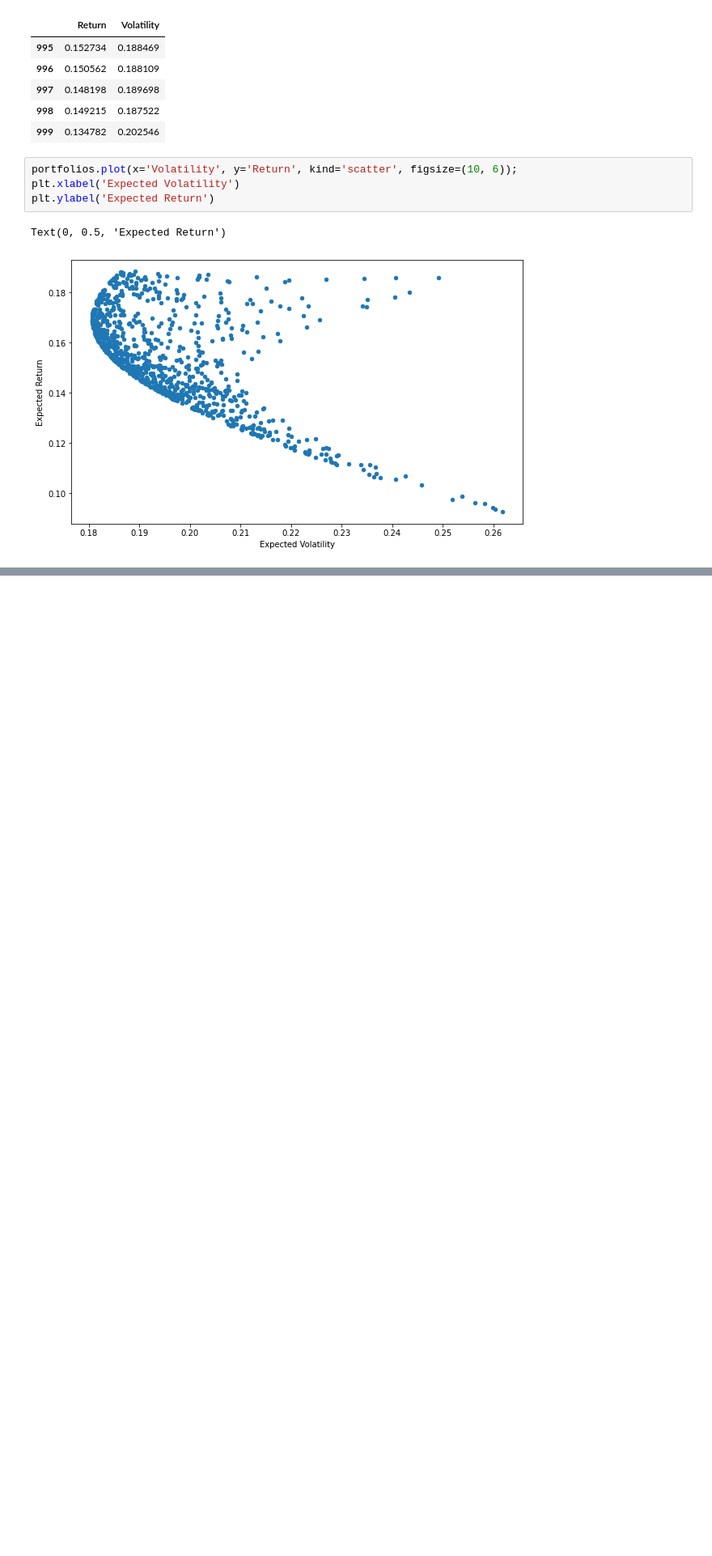
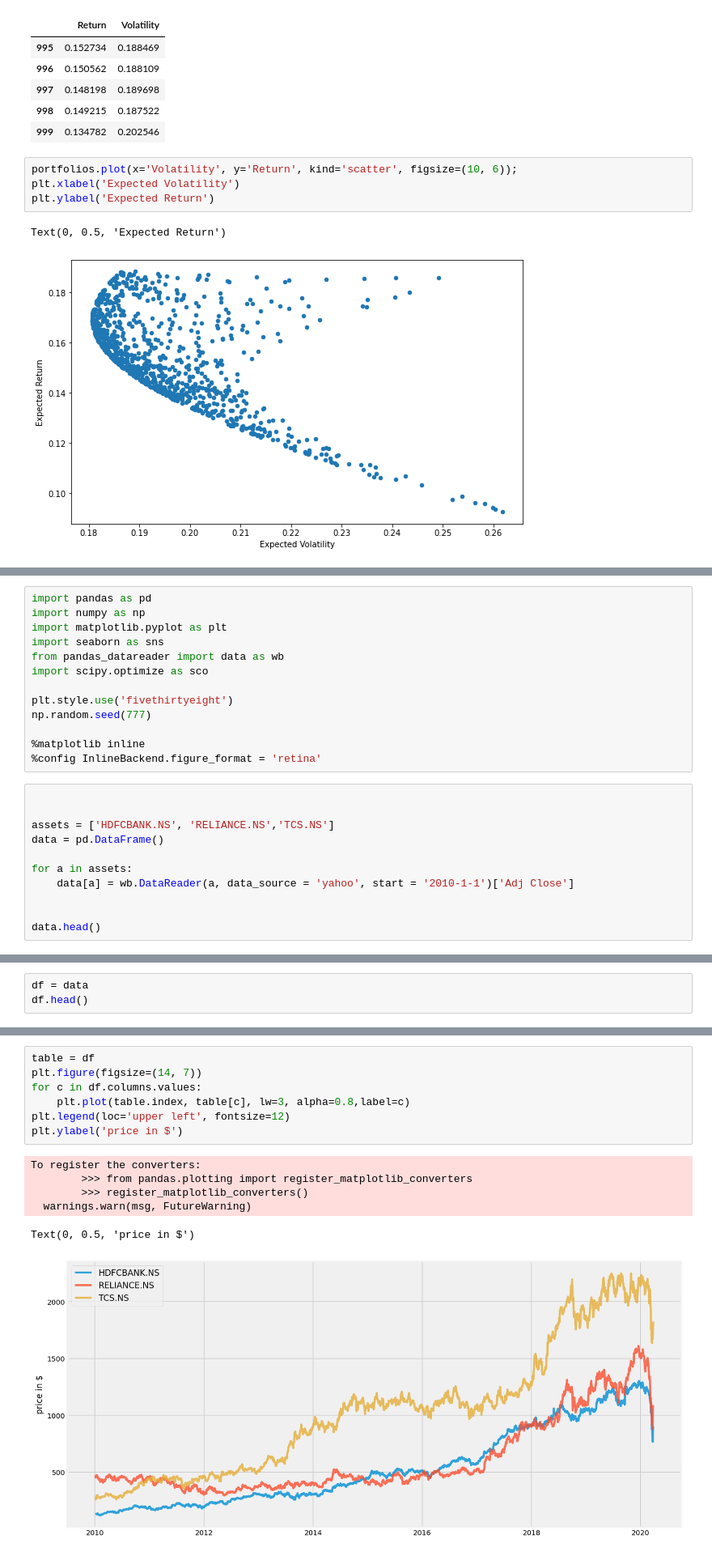
Before and after one commit to jesvin1/PortfolioManagement, a Jupyter notebook: Efficient Frontier.ipynb, the cells around one changed output, grey strips where cells are left out. Shown at 81% size. Cells and saved outputs as stored; diff of their text form; blank space fills up the shorter version.

```diff
--- a/Efficient Frontier.ipynb
+++ b/Efficient Frontier.ipynb
@@ -193,0 +196,24 @@ Text(0, 0.5, 'Expected Return')
+# %%
+import pandas as pd
+import numpy as np
+import matplotlib.pyplot as plt
+import seaborn as sns
+from pandas_datareader import data as wb
+import scipy.optimize as sco
+
+plt.style.use('fivethirtyeight')
+np.random.seed(777)
+
+%matplotlib inline
+%config InlineBackend.figure_format = 'retina'
+# %%
+
+
+assets = ['HDFCBANK.NS', 'RELIANCE.NS','TCS.NS']
+data = pd.DataFrame()
+
+for a in assets:
+    data[a] = wb.DataReader(a, data_source = 'yahoo', start = '2010-1-1')['Adj Close']
+
+
+data.head()
@@ -193,0 +239,3 @@ Text(0, 0.5, 'Expected Return')
+# %%
+df = data
+df.head()
@@ -193,0 +250,14 @@ Text(0, 0.5, 'Expected Return')
+# %%
+table = df
+plt.figure(figsize=(14, 7))
+for c in df.columns.values:
+    plt.plot(table.index, table[c], lw=3, alpha=0.8,label=c)
+plt.legend(loc='upper left', fontsize=12)
+plt.ylabel('price in $')
+# %% [output]
+To register the converters:
+        >>> from pandas.plotting import register_matplotlib_converters
+        >>> register_matplotlib_converters()
+  warnings.warn(msg, FutureWarning)
+Text(0, 0.5, 'price in $')
+[figure, added]
```
Also changed, not shown: parts of 10 cells of this notebook.
